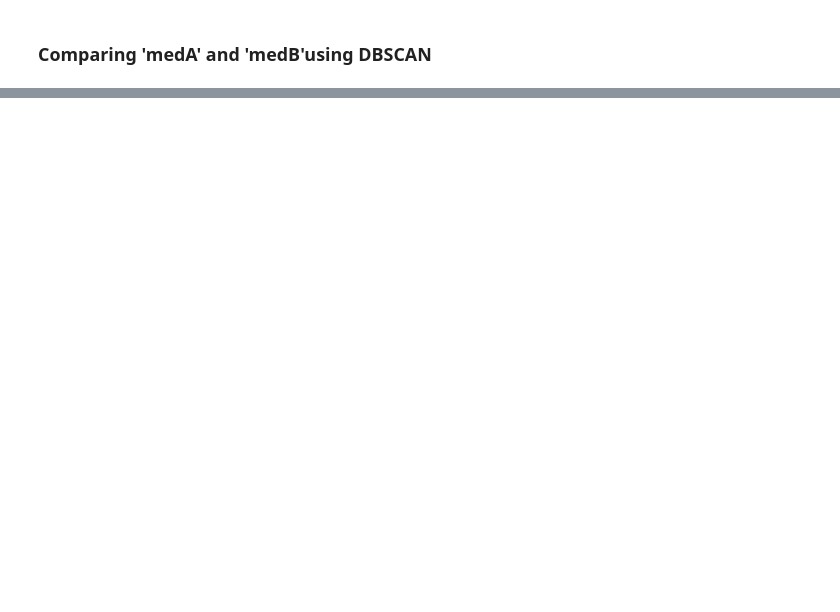
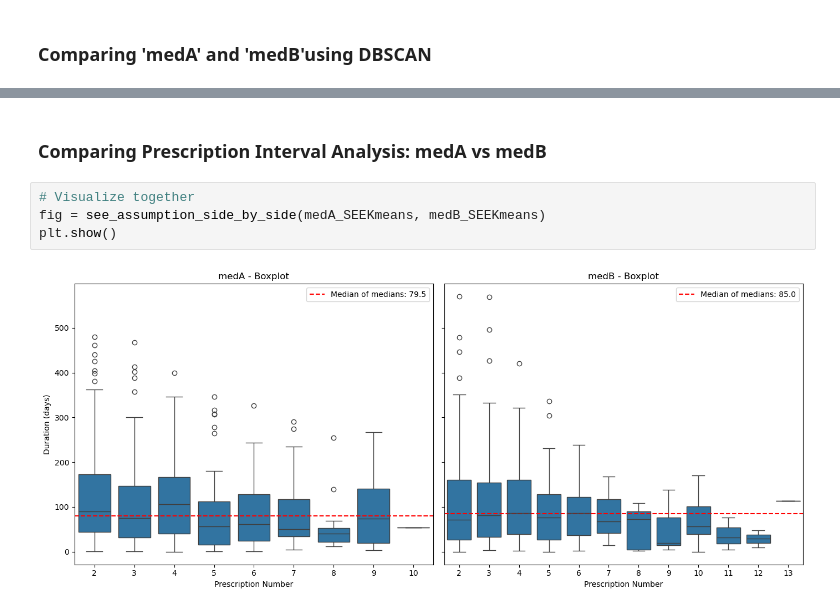
Before and after one commit to rieljasperapos/SEE_PY, a Jupyter notebook: src/SEE.ipynb, the cells around one changed output, grey strips where cells are left out. Cells and saved outputs as stored; diff of their text form; blank space fills up the shorter version.

```diff
--- a/src/SEE.ipynb
+++ b/src/SEE.ipynb
@@ -544,0 +731,8 @@ plt.show()
+# %% [markdown]
+### Comparing Prescription Interval Analysis: medA vs medB
+# %%
+# Visualize together
+fig = see_assumption_side_by_side(medA_SEEKmeans, medB_SEEKmeans)
+plt.show()
+# %% [output]
+[figure, added]
```
Also changed, not shown: parts of 23 cells of this notebook.
